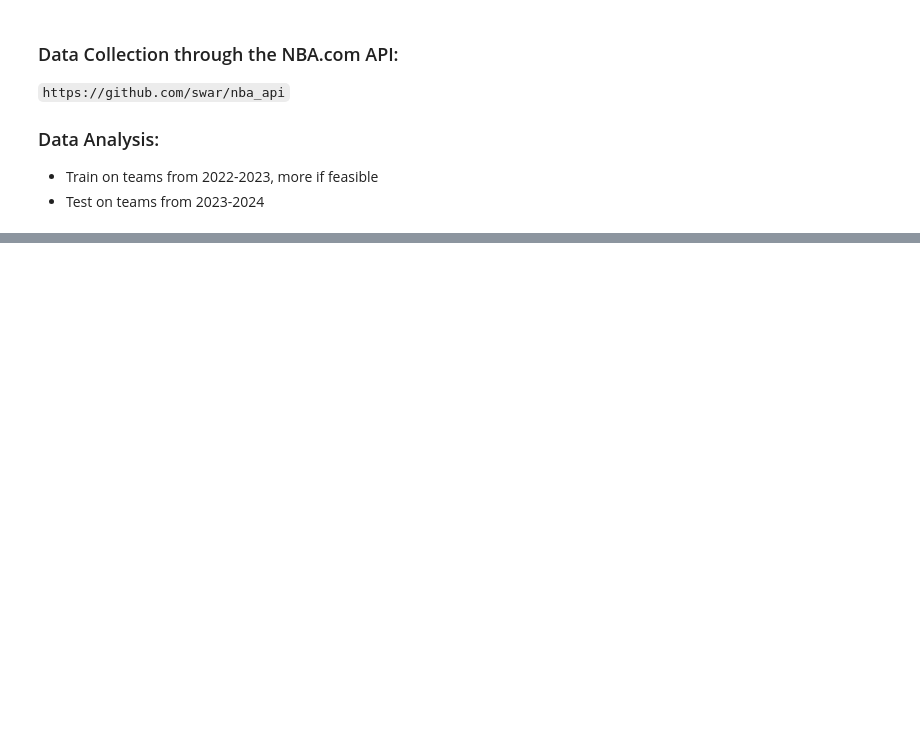
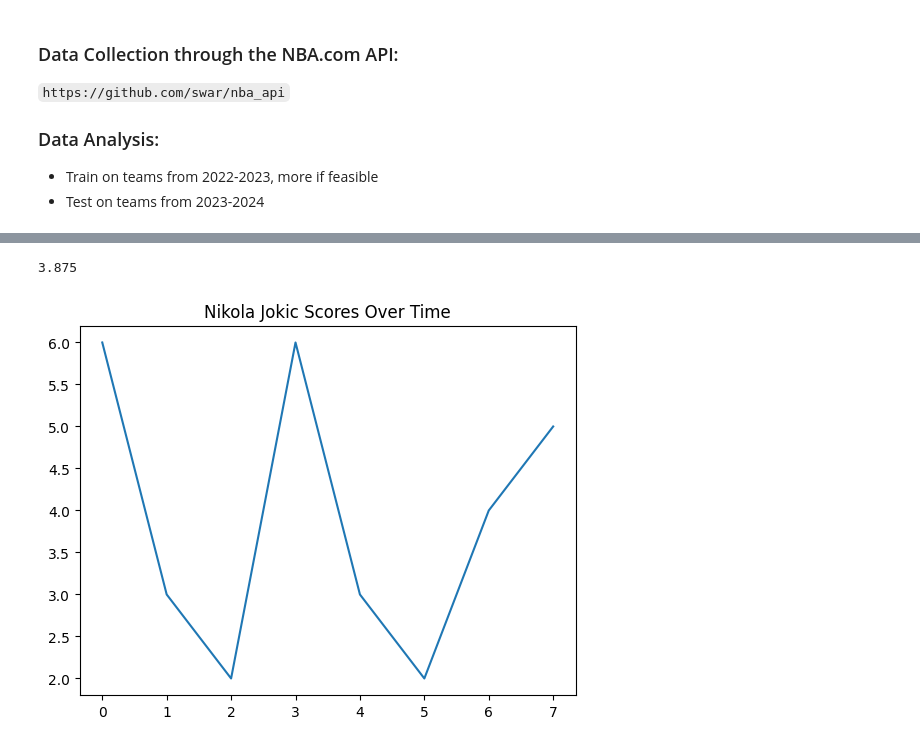
Before and after one commit to paschalc24/NBAModeling, a Jupyter notebook: dataCollection.ipynb, the cells around one changed output, grey strips where cells are left out. Saved outputs shown, nothing was run; the diff lists cells and outputs as text; code cells hidden in the pictures; blank space fills up the shorter version.

Commit message:
Added playByplay stats retrieval and simple graph.

```diff
--- a/dataCollection.ipynb
+++ b/dataCollection.ipynb
@@ -96,0 +156,23 @@ sandro-mamukelashvili.csv created successfully ✔
+# %%
+#gameLog = teamgamelog.TeamGameLog(season="2023-24", season_type_all_star="Regular Season", team_id='1610612743').get_data_frames()[0]
+#gameLog.to_csv(f"./nuggets23.csv", index=False)
+# for index, row in gameLog.iterrows():
+#     print(row)
+import matplotlib.pyplot as plt
+
+scores = []
+
+agGames = pd.read_csv("./nuggetsData/nikola-jokic.csv")
+avg = 0
+for index, row in agGames.iterrows():
+    pts = row["FG3A"]
+    scores.append(pts)
+    avg += pts
+
+print(avg/len(agGames))
+plt.plot(scores)
+plt.title('Nikola Jokic Scores Over Time')
+plt.show()
+# %% [output]
+3.875
+[figure, added]
```
Also changed, not shown: parts of 5 cells of this notebook.
